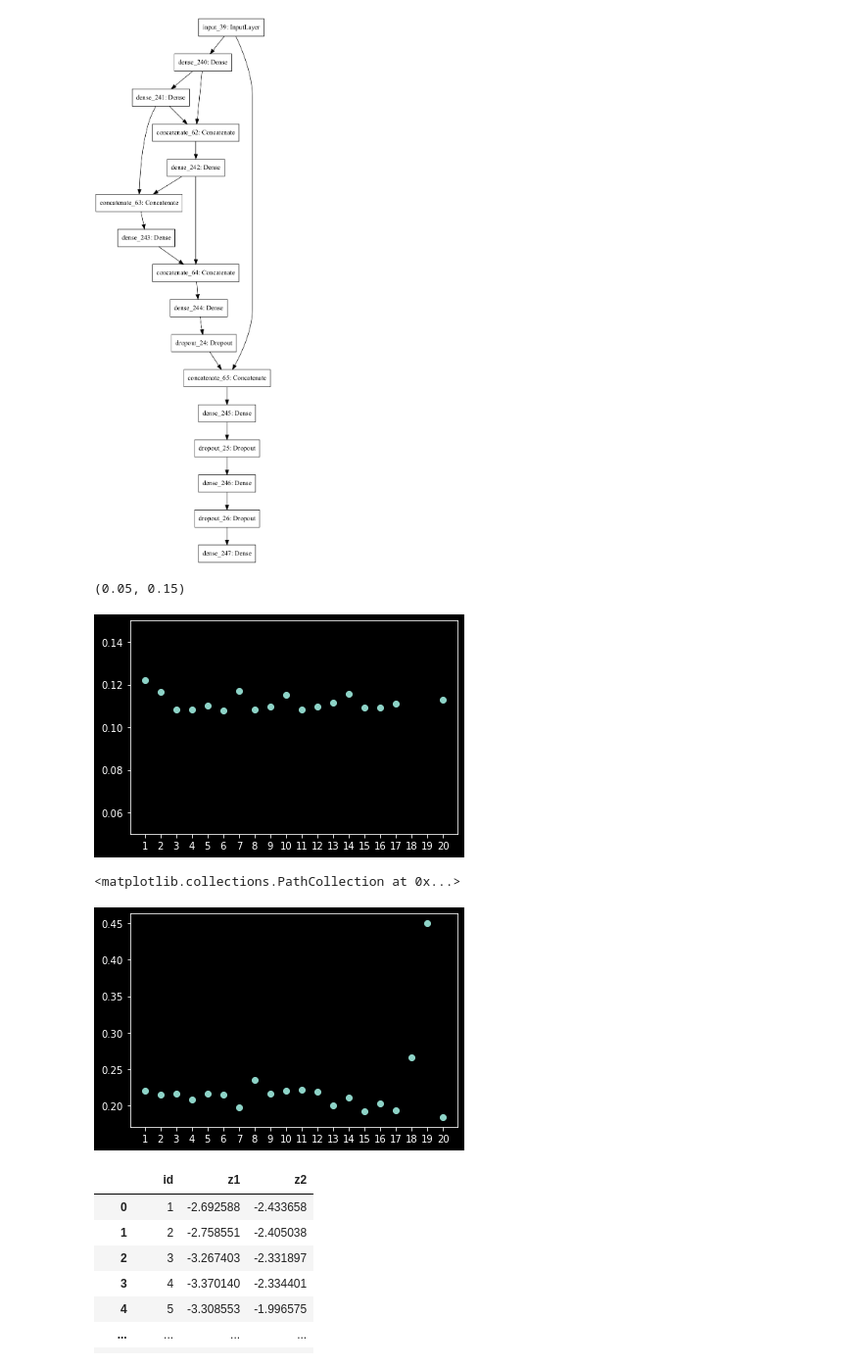
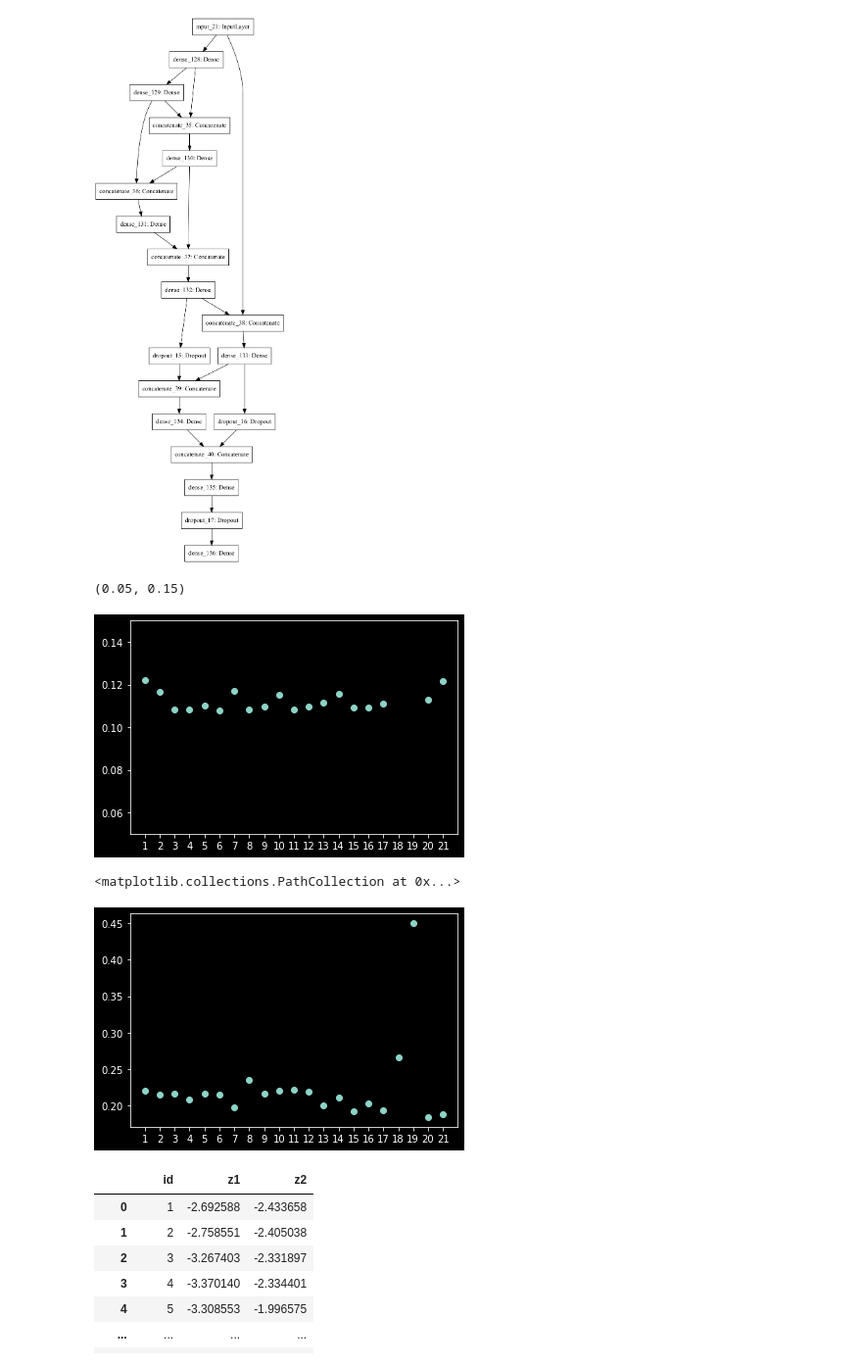
Before and after one commit to Chaudry24/kaust22, a Jupyter notebook: plotting.ipynb, the cells around one changed output. Shown at 98% size. Drawn from its saved outputs; the diff is of its cells as text; code cells hidden in the pictures.

Commit message:
plots for visualization

```diff
--- a/plotting.ipynb
+++ b/plotting.ipynb
@@ -31,5 +31,6 @@ my_m17 = models.model17()
 my_m18 = models.model18()
 my_m19 = models.model19()
 my_m20 = models.model20()
+my_m21 = models.model21()
 # dh_d1 = tf.keras.models.load_model("./deephyper-dat1/best_model/")
 # dh_d2 = tf.keras.models.load_model("./deephyper-dat2/best_model/")
@@ -36,7 +41,7 @@ my_m20 = models.model20()
 # %%
-tf.keras.utils.plot_model(my_m20)
+tf.keras.utils.plot_model(my_m21)
 # %% [output]
-[figure, old version]
+[figure, new version]
 # %%
 # ------------- DATA 1 ------------- #
 
@@ -101,6 +106,9 @@ with open("./results/val_m19d1.npy", mode="rb") as file:
 with open("./results/val_m20d1.npy", mode="rb") as file:
     m20d1_e = np.load(file)
 
+with open("./results/val_m21d1.npy", mode="rb") as file:
+    m21d1_e = np.load(file)
+
 # open deephyper results
 with open("./deephyper-dat1/best_model_results/val_d1.npy", mode="rb") as file:
     dhd1_e = np.load(file)
@@ -108,15 +116,15 @@ with open("./deephyper-dat1/best_model_results/val_d1.npy", mode="rb") as file:
 # plot root mean squared errors [2nd index in the array]
 plt.scatter(x=["1", "2", "3", "4", "5", "6", "7",
                "8", "9", "10", "11", "12", "13", "14",
-               "15", "16", "17", "18", "19", "20"],
+               "15", "16", "17", "18", "19", "20", "21"],
             y=[m1d1_e[1], m2d1_e[1], m3d1_e[1], m4d1_e[1], m5d1_e[1], m6d1_e[1], m7d1_e[1],
                m8d1_e[1], m9d1_e[1], m10d1_e[1], m11d1_e[1], m12d1_e[1], m13d1_e[1],
                m14d1_e[1], m15d1_e[1], m16d1_e[1], m17d1_e[1], m18d1_e[1], m19d1_e[1],
-               m20d1_e[1]])
+               m20d1_e[1], m21d1_e[1]])
 plt.ylim((0.05, 0.15))
 # %% [output]
 (0.05, 0.15)
-[figure, old version]
+[figure, new version]
 # %%
 # ------------- DATA 2 ------------- #
 
@@ -181,6 +189,9 @@ with open("./results/val_m19d2.npy", mode="rb") as file:
 with open("./results/val_m20d2.npy", mode="rb") as file:
     m20d2_e = np.load(file)
 
+with open("./results/val_m21d2.npy", mode="rb") as file:
+    m21d2_e = np.load(file)
+
 # open deephyper results
 with open("./deephyper-dat2/best_model_results/val_d2.npy", mode="rb") as file:
     dhd2_e = np.load(file)
@@ -188,15 +199,15 @@ with open("./deephyper-dat2/best_model_results/val_d2.npy", mode="rb") as file:
 # plot root mean squared errors [2nd index in the array]
 plt.scatter(x=["1", "2", "3", "4", "5", "6", "7",
                "8", "9", "10", "11", "12", "13", "14",
-               "15", "16", "17", "18", "19", "20"],
+               "15", "16", "17", "18", "19", "20", "21"],
             y=[m1d2_e[1], m2d2_e[1], m3d2_e[1], m4d2_e[1], m5d2_e[1], m6d2_e[1], m7d2_e[1],
                m8d2_e[1], m9d2_e[1], m10d2_e[1], m11d2_e[1], m12d2_e[1], m13d2_e[1],
                m14d2_e[1], m15d2_e[1], m16d2_e[1], m17d2_e[1], m18d2_e[1], m19d2_e[1],
-               m20d2_e[1]])
+               m20d2_e[1], m21d2_e[1]])
 # plt.ylim((0.05, 0.15))
 # %% [output]
 <matplotlib.collections.PathCollection at 0x...>
-[figure, old version]
+[figure, new version]
 # %%
 import pandas as pd
 
```
Also changed, not shown: parts of 1 cell of this notebook.
